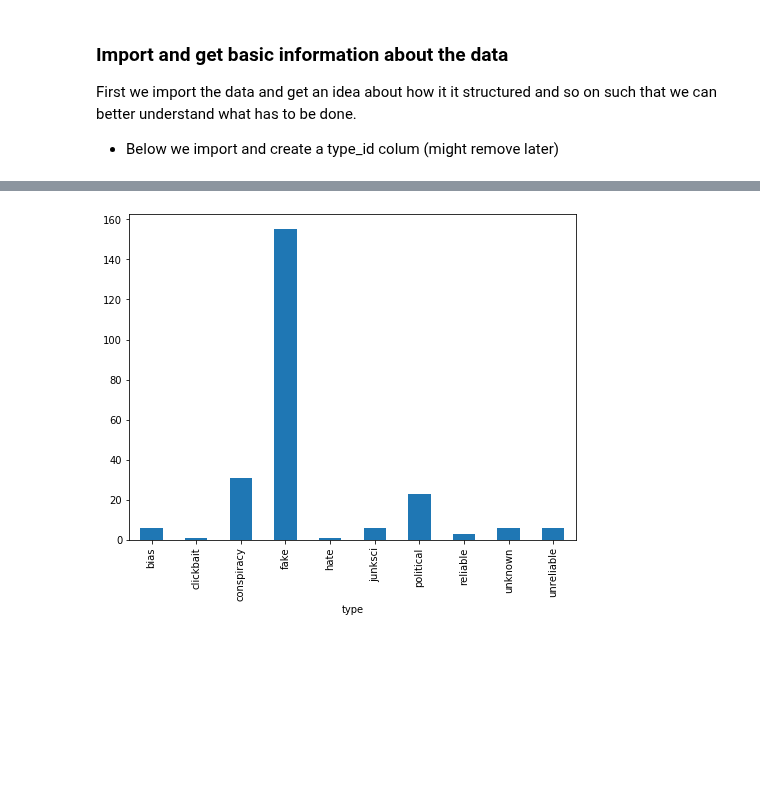
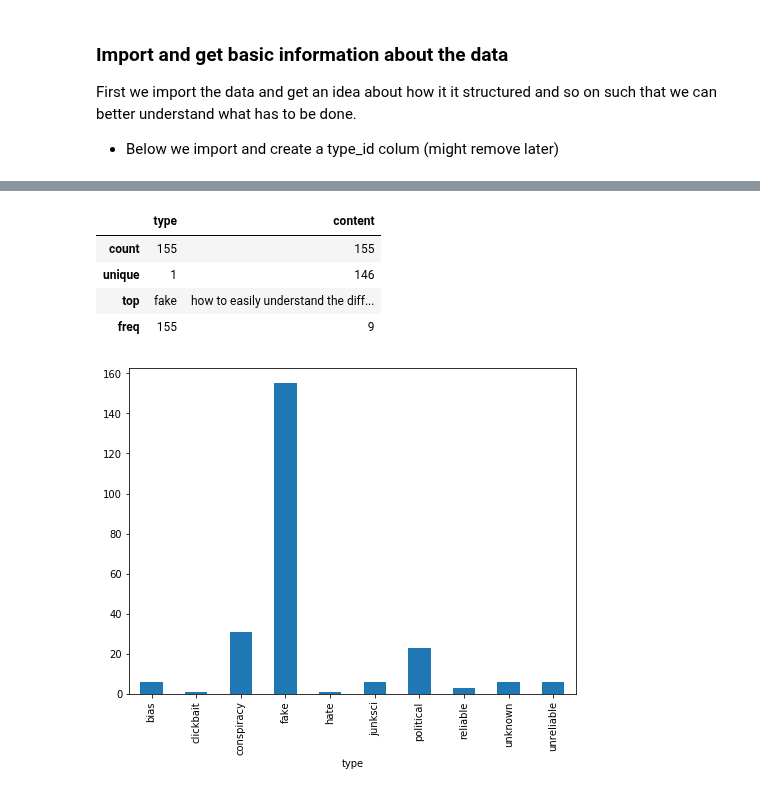
Before and after one commit to SystemOut1324/Datascience_Final_Project, a Jupyter notebook: Appendix/Manual/Setup_cleaning.ipynb, the cells around one changed output, grey strips where cells are left out. Drawn from its saved outputs; the diff is of its cells as text; code cells hidden in the pictures; blank space fills up the shorter version.

```diff
--- a/Appendix/Manual/Setup_cleaning.ipynb
+++ b/Appendix/Manual/Setup_cleaning.ipynb
@@ -58,6 +60,17 @@ df.head()
 | 230 | 230 | 37351 | beforeitsnews.com | fake | http://beforeitsnews.com/alternat... | The Real Story Behind Marijuana P... | 2018-01-25 20:13:50.426130 | 2018-02-02 01:19:41.756632 | 2018-02-02 01:19:41.756664 | ... |
 | 161 | 161 | 25191 | beforeitsnews.com | fake | http://beforeitsnews.com/health/2... | Audio Sensors Market Analysis by ... | 2018-01-25 16:17:44.789555 | 2018-02-02 01:19:41.756632 | 2018-02-02 01:19:41.756664 | ... |
 | 91 | 91 | 15468 | beforeitsnews.com | fake | http://beforeitsnews.com/science-... | Headline: Bitcoin & Blockchain Se... | 2018-01-25 16:17:44.789555 | 2018-02-02 01:19:41.756632 | 2018-02-02 01:19:41.756664 | ... |
+# %%
+# Select only useful rows # REMOVE LATER
+df = df[['type', 'content']]
+df = df.loc[(df['type'] == 'fake') & (df['type'] <= 'reliable')]
+df.describe()
+# %% [output]
+|  | type | content |
+| count | 155 | 155 |
+| unique | 1 | 146 |
+| top | fake | how to easily understand the diff... |
+| freq | 155 | 9 |
 # %%
 # plotting of categories
 
```
Also changed, not shown: parts of 7 cells of this notebook.
